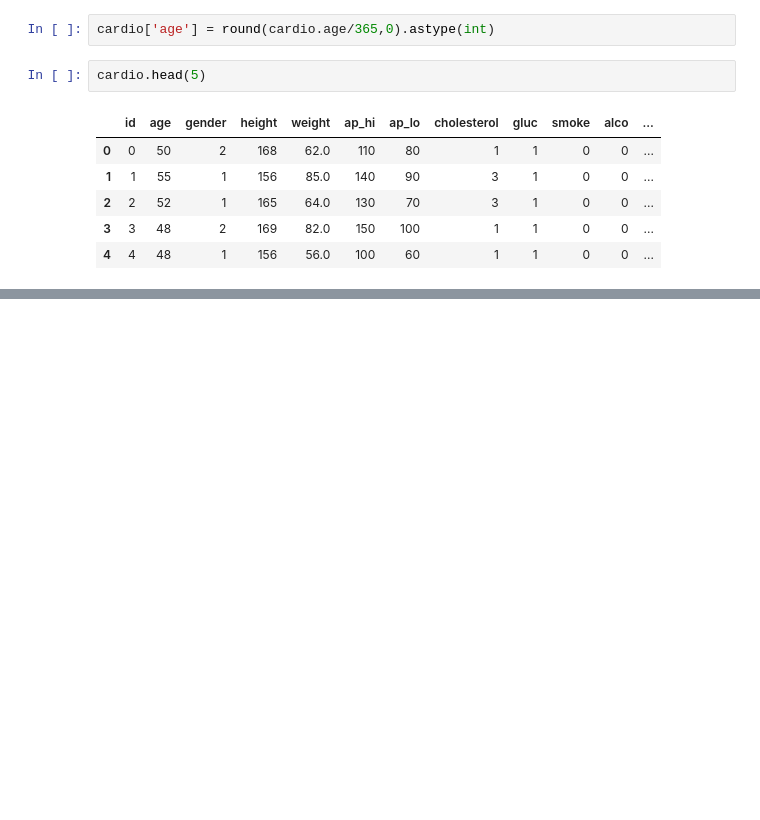
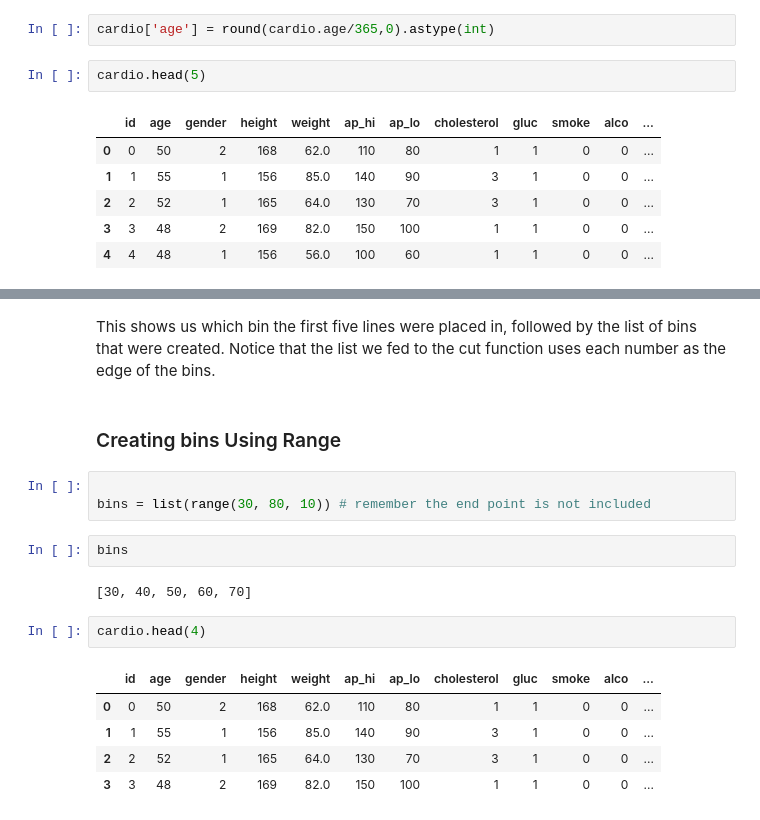
Before and after one commit to davideliason/DM4BA_Personal_Practice, a Jupyter notebook: Pandas_DataAnalysis.ipynb, the cells around one changed output, grey strips where cells are left out. Drawn from its saved outputs; the diff is of its cells as text; blank space fills up the shorter version.

```diff
--- a/Pandas_DataAnalysis.ipynb
+++ b/Pandas_DataAnalysis.ipynb
@@ -874,0 +894,19 @@ cardio.head(5)
+# %% [markdown]
+This shows us which bin the first five lines were placed in, followed by the list of bins that were created. Notice that the list we fed to the cut function uses each number as the edge of the bins.
+# %% [markdown]
+### Creating bins Using Range
+# %%
+
+bins = list(range(30, 80, 10)) # remember the end point is not included
+# %%
+bins
+# %% [output]
+[30, 40, 50, 60, 70]
+# %%
+cardio.head(4)
+# %% [output]
+|  | id | age | gender | height | weight | ap_hi | ap_lo | cholesterol | gluc | smoke | alco | ... |
+| 0 | 0 | 50 | 2 | 168 | 62.0 | 110 | 80 | 1 | 1 | 0 | 0 | ... |
+| 1 | 1 | 55 | 1 | 156 | 85.0 | 140 | 90 | 3 | 1 | 0 | 0 | ... |
+| 2 | 2 | 52 | 1 | 165 | 64.0 | 130 | 70 | 3 | 1 | 0 | 0 | ... |
+| 3 | 3 | 48 | 2 | 169 | 82.0 | 150 | 100 | 1 | 1 | 0 | 0 | ... |
```
Also changed, not shown: parts of 7 cells of this notebook.
